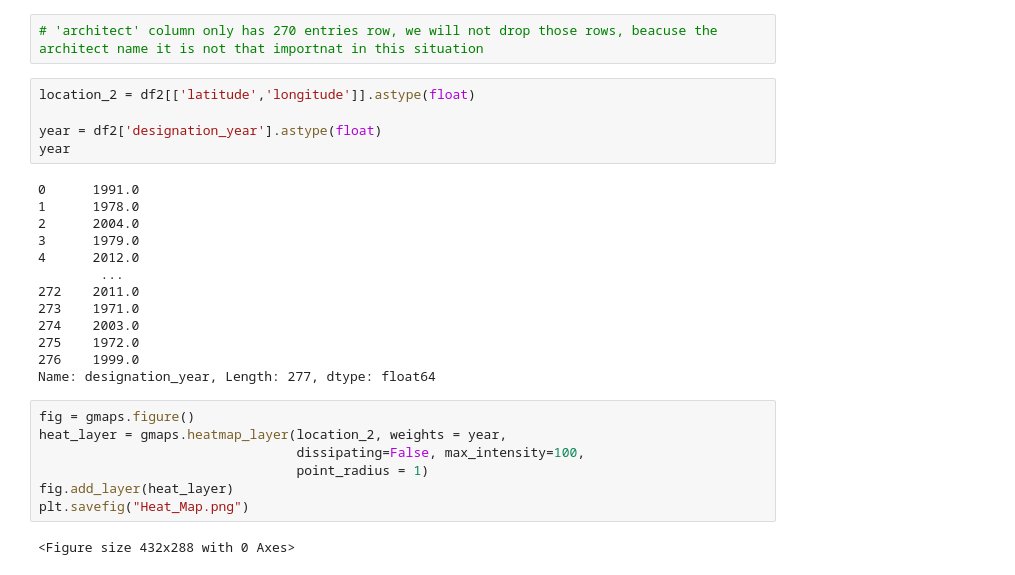
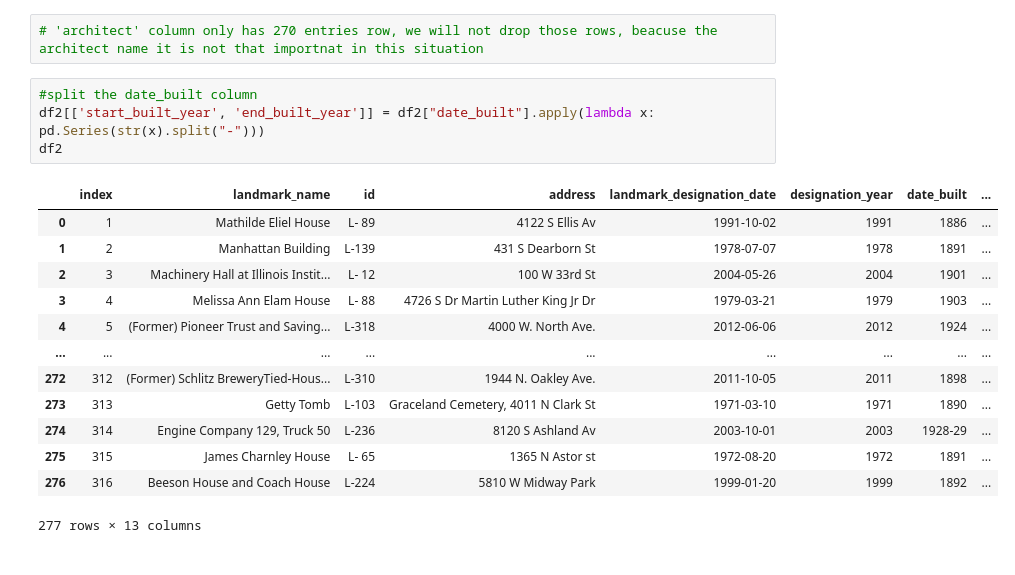
Before and after one commit to liliana-ilut/chicago-landmarks, a Jupyter notebook: data.ipynb, the cells around one changed output. Cells and saved outputs as stored; diff of their text form.

```diff
--- a/data.ipynb
+++ b/data.ipynb
@@ -119,30 +115,21 @@ longitude                    277
 dtype: int64
 # %%
 # 'architect' column only has 270 entries row, we will not drop those rows, beacuse the architect name it is not that importnat in this situation
-# %%
-location_2 = df2[['latitude','longitude']].astype(float)
-
-year = df2['designation_year'].astype(float)
-year
-# %% [output]
-0      1991.0
-1      1978.0
-2      2004.0
-3      1979.0
-4      2012.0
-        ...
-272    2011.0
-273    1971.0
-274    2003.0
-275    1972.0
-276    1999.0
-Name: designation_year, Length: 277, dtype: float64
-# %%
-fig = gmaps.figure()
-heat_layer = gmaps.heatmap_layer(location_2, weights = year,
-                                 dissipating=False, max_intensity=100,
-                                 point_radius = 1)
-fig.add_layer(heat_layer)
-plt.savefig("Heat_Map.png")
-# %% [output]
-<Figure size 432x288 with 0 Axes>
+# %%
+#split the date_built column
+df2[['start_built_year', 'end_built_year']] = df2["date_built"].apply(lambda x: pd.Series(str(x).split("-")))
+df2
+# %% [output]
+|  | index | landmark_name | id | address | landmark_designation_date | designation_year | date_built | ... |
+| 0 | 1 | Mathilde Eliel House | L- 89 | 4122 S Ellis Av | 1991-10-02 | 1991 | 1886 | ... |
+| 1 | 2 | Manhattan Building | L-139 | 431 S Dearborn St | 1978-07-07 | 1978 | 1891 | ... |
+| 2 | 3 | Machinery Hall at Illinois Instit... | L- 12 | 100 W 33rd St | 2004-05-26 | 2004 | 1901 | ... |
+| 3 | 4 | Melissa Ann Elam House | L- 88 | 4726 S Dr Martin Luther King Jr Dr | 1979-03-21 | 1979 | 1903 | ... |
+| 4 | 5 | (Former) Pioneer Trust and Saving... | L-318 | 4000 W. North Ave. | 2012-06-06 | 2012 | 1924 | ... |
+| ... | ... | ... | ... | ... | ... | ... | ... | ... |
+| 272 | 312 | (Former) Schlitz BreweryTied-Hous... | L-310 | 1944 N. Oakley Ave. | 2011-10-05 | 2011 | 1898 | ... |
+| 273 | 313 | Getty Tomb | L-103 | Graceland Cemetery, 4011 N Clark St | 1971-03-10 | 1971 | 1890 | ... |
+| 274 | 314 | Engine Company 129, Truck 50 | L-236 | 8120 S Ashland Av | 2003-10-01 | 2003 | 1928-29 | ... |
+| 275 | 315 | James Charnley House | L- 65 | 1365 N Astor st | 1972-08-20 | 1972 | 1891 | ... |
+| 276 | 316 | Beeson House and Coach House | L-224 | 5810 W Midway Park | 1999-01-20 | 1999 | 1892 | ... |
+277 rows × 13 columns
```
Also changed, not shown: parts of 4 cells of this notebook, 1 other file.
